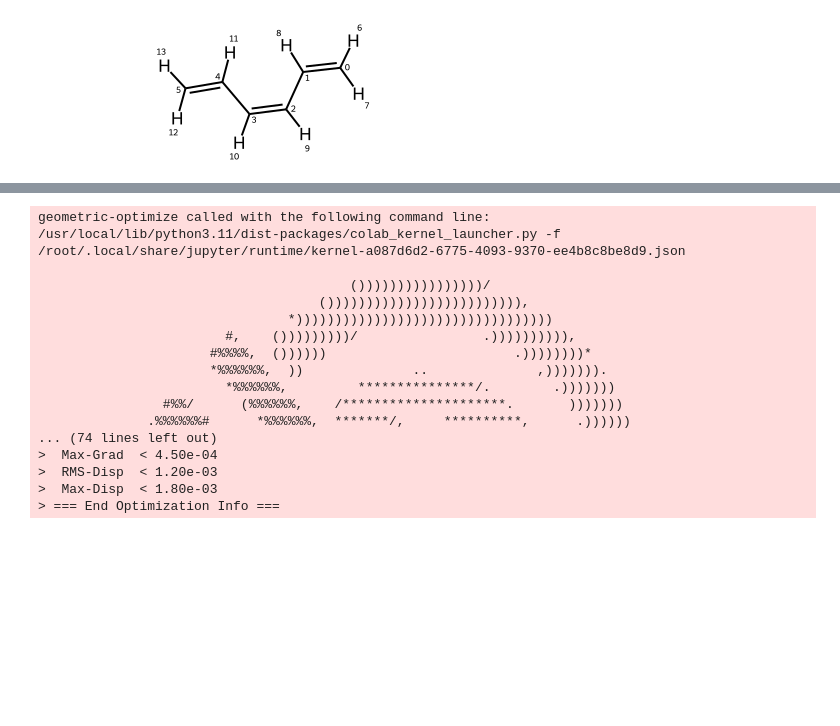
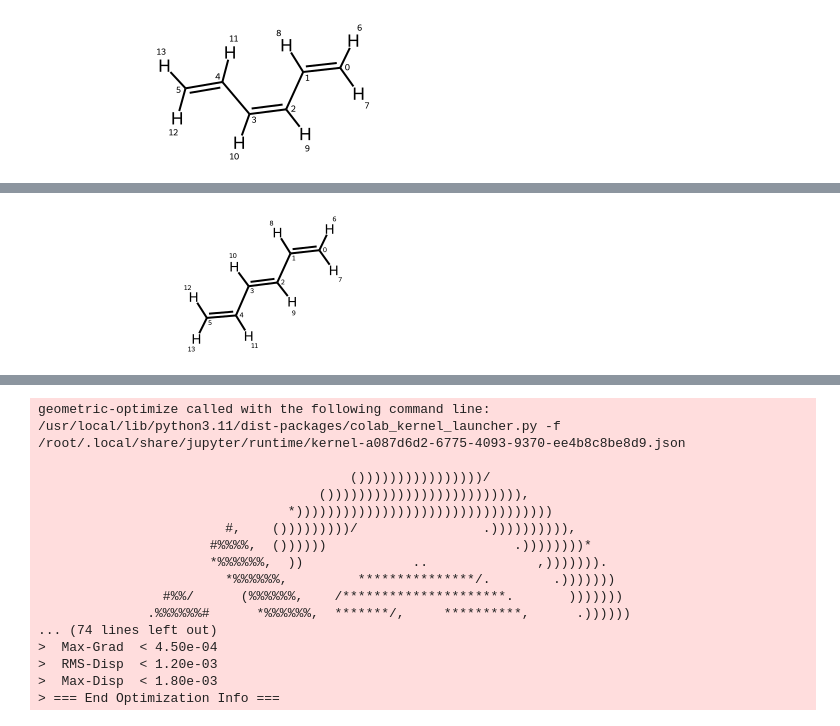
Before and after one commit to inetolko2b-svg/shine_light_on_dyes, a Jupyter notebook: HOMO_LUMO_for_polyenes_Tutorial.ipynb, the cells around one changed output, grey strips where cells are left out. Drawn from its saved outputs; the diff is of its cells as text; code cells hidden in the pictures; blank space fills up the shorter version.

```diff
--- a/HOMO_LUMO_for_polyenes_Tutorial.ipynb
+++ b/HOMO_LUMO_for_polyenes_Tutorial.ipynb
@@ -78,31 +75,0 @@ We can learn how to do some simle manipulations with the molecule we have genera
-# %%
-# generate butadiene molecule
-smiles = r"C=CC=C"
-mol = Chem.MolFromSmiles(smiles)
-#Add hydrogen atoms to the molecule
-mol = Chem.AddHs(mol)
-#Generate a random 3D configuration
-Chem.AllChem.EmbedMolecule(mol)
-#Safe the molecule in XYZ file
-Chem.MolToXYZFile(mol, "butadiene.xyz")
-# %%
-# generate octaene molecule
-smiles = r"C=CC=CC=CC=CC"
-mol = Chem.MolFromSmiles(smiles)
-#Add hydrogen atoms to the molecule
-mol = Chem.AddHs(mol)
-#Generate a random 3D configuration
-Chem.AllChem.EmbedMolecule(mol)
-#Safe the molecule in XYZ file
-Chem.MolToXYZFile(mol, "octaene.xyz")
-# %%
-# generate tetrakaidecaene molecule
-smiles = r"C=CC=CC=CC=CC=CC=CC=CC=CC=CC=CC=CC=CC=CC=C"
-mol = Chem.MolFromSmiles(smiles)
-#Add hydrogen atoms to the molecule
-mol = Chem.AddHs(mol)
-#Generate a random 3D configuration
-Chem.AllChem.EmbedMolecule(mol)
-#Safe the molecule in XYZ file
-Chem.MolToXYZFile(mol, "tetrakaidecaene.xyz")
-mol
@@ -112,0 +82,8 @@ The molecule which we have generated is in a random 3D configuration. The code b
+# %%
+#set dihedral angle between atoms 1,2,3,4 to 0
+Chem.AllChem.SetDihedralDeg(mol.GetConformer(0),1,2,3,4,180)
+#Safe the molecule in XYZ file
+Chem.MolToXYZFile(mol, "1,3,5-HEXATRIENE.xyz")
+mol
+# %% [output]
+[figure, added]
```
Also changed, not shown: parts of 12 cells of this notebook.
